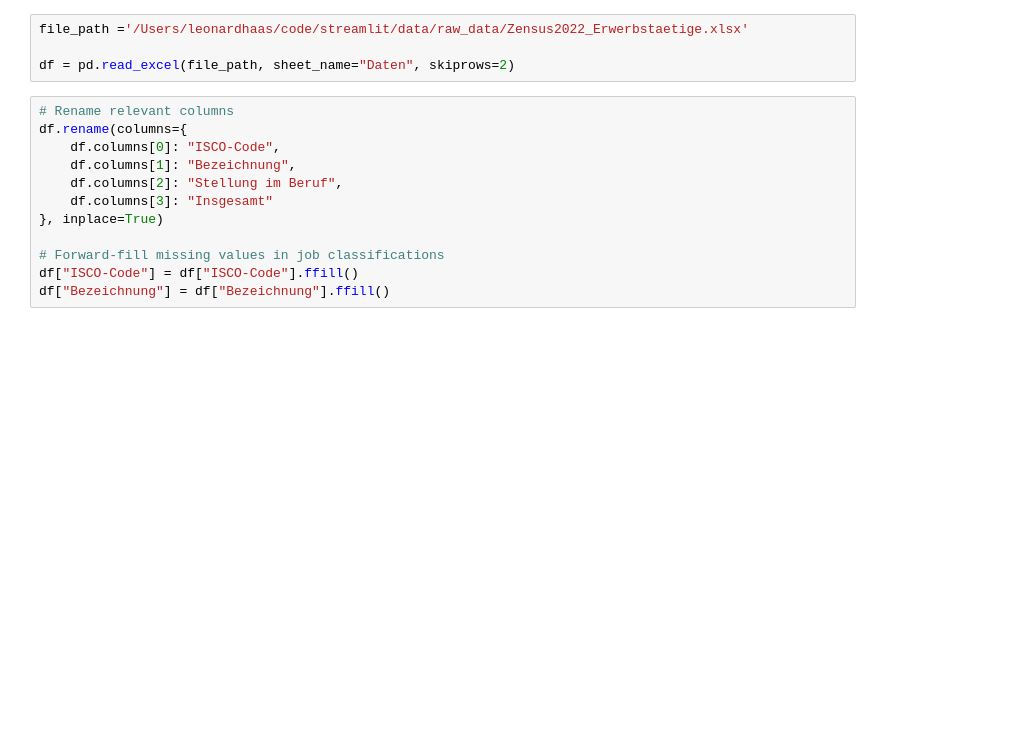
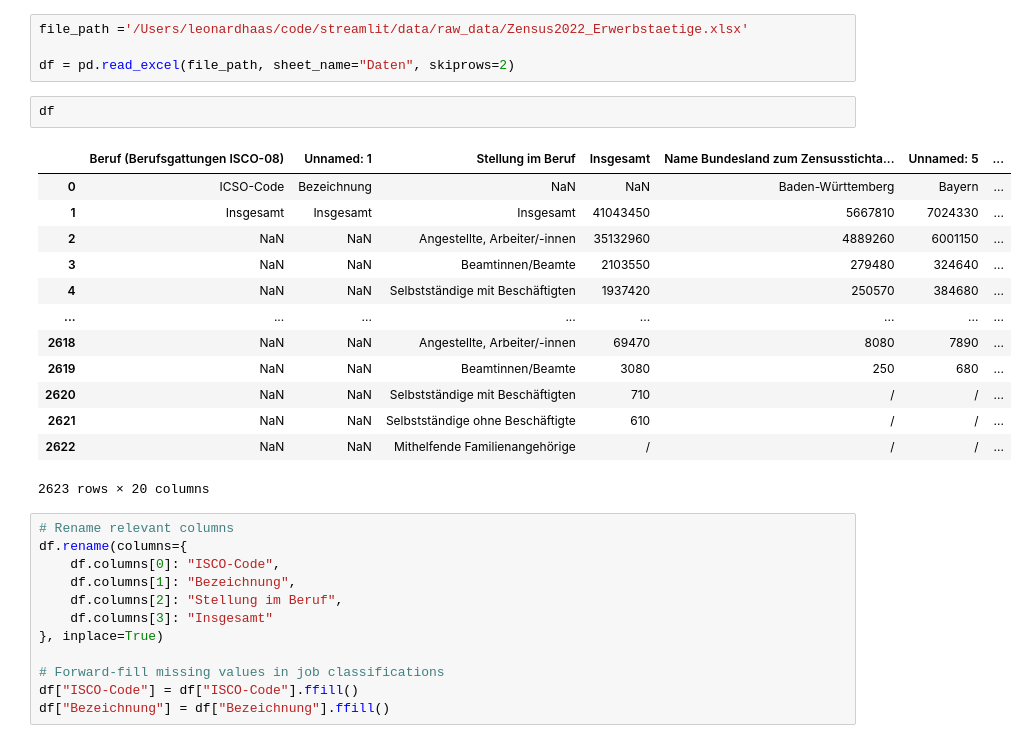
Before and after one commit to olendino/klassenanalyse, a Jupyter notebook: src/process_raw_data.ipynb, the cells around one changed output. Saved outputs shown, nothing was run; the diff lists cells and outputs as text; blank space fills up the shorter version.

```diff
--- a/src/process_raw_data.ipynb
+++ b/src/process_raw_data.ipynb
@@ -4,6 +4,22 @@ import pandas as pd
 file_path ='/Users/leonardhaas/code/streamlit/data/raw_data/Zensus2022_Erwerbstaetige.xlsx'
 
 df = pd.read_excel(file_path, sheet_name="Daten", skiprows=2)
+# %%
+df
+# %% [output]
+|  | Beruf (Berufsgattungen ISCO-08) | Unnamed: 1 | Stellung im Beruf | Insgesamt | Name Bundesland zum Zensusstichta... | Unnamed: 5 | ... |
+| 0 | ICSO-Code | Bezeichnung | NaN | NaN | Baden-Württemberg | Bayern | ... |
+| 1 | Insgesamt | Insgesamt | Insgesamt | 41043450 | 5667810 | 7024330 | ... |
+| 2 | NaN | NaN | Angestellte, Arbeiter/-innen | 35132960 | 4889260 | 6001150 | ... |
+| 3 | NaN | NaN | Beamtinnen/Beamte | 2103550 | 279480 | 324640 | ... |
+| 4 | NaN | NaN | Selbstständige mit Beschäftigten | 1937420 | 250570 | 384680 | ... |
+| ... | ... | ... | ... | ... | ... | ... | ... |
+| 2618 | NaN | NaN | Angestellte, Arbeiter/-innen | 69470 | 8080 | 7890 | ... |
+| 2619 | NaN | NaN | Beamtinnen/Beamte | 3080 | 250 | 680 | ... |
+| 2620 | NaN | NaN | Selbstständige mit Beschäftigten | 710 | / | / | ... |
+| 2621 | NaN | NaN | Selbstständige ohne Beschäftigte | 610 | / | / | ... |
+| 2622 | NaN | NaN | Mithelfende Familienangehörige | / | / | / | ... |
+2623 rows × 20 columns
 # %%
 # Rename relevant columns
 df.rename(columns={
```
Also changed, not shown: parts of 13 cells of this notebook, 3 other files.
